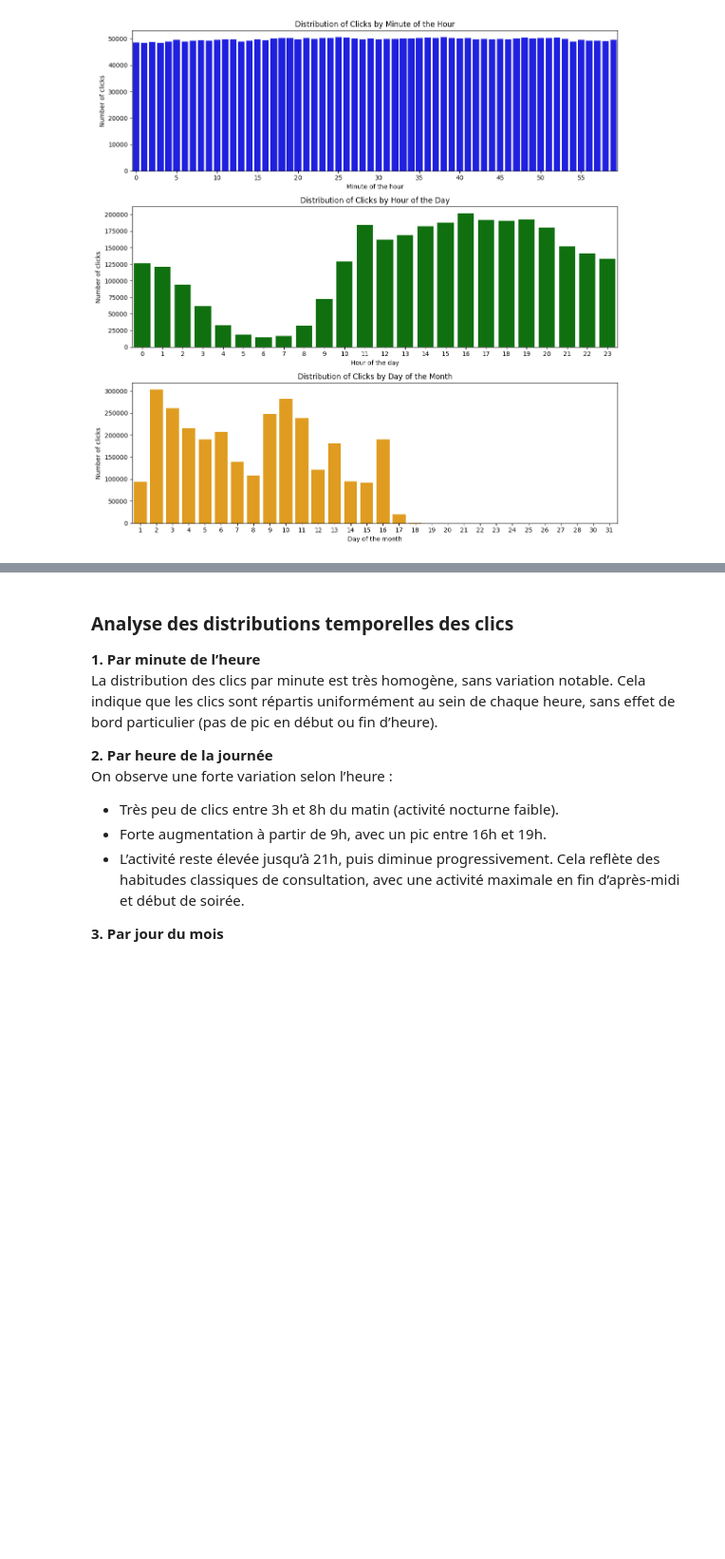
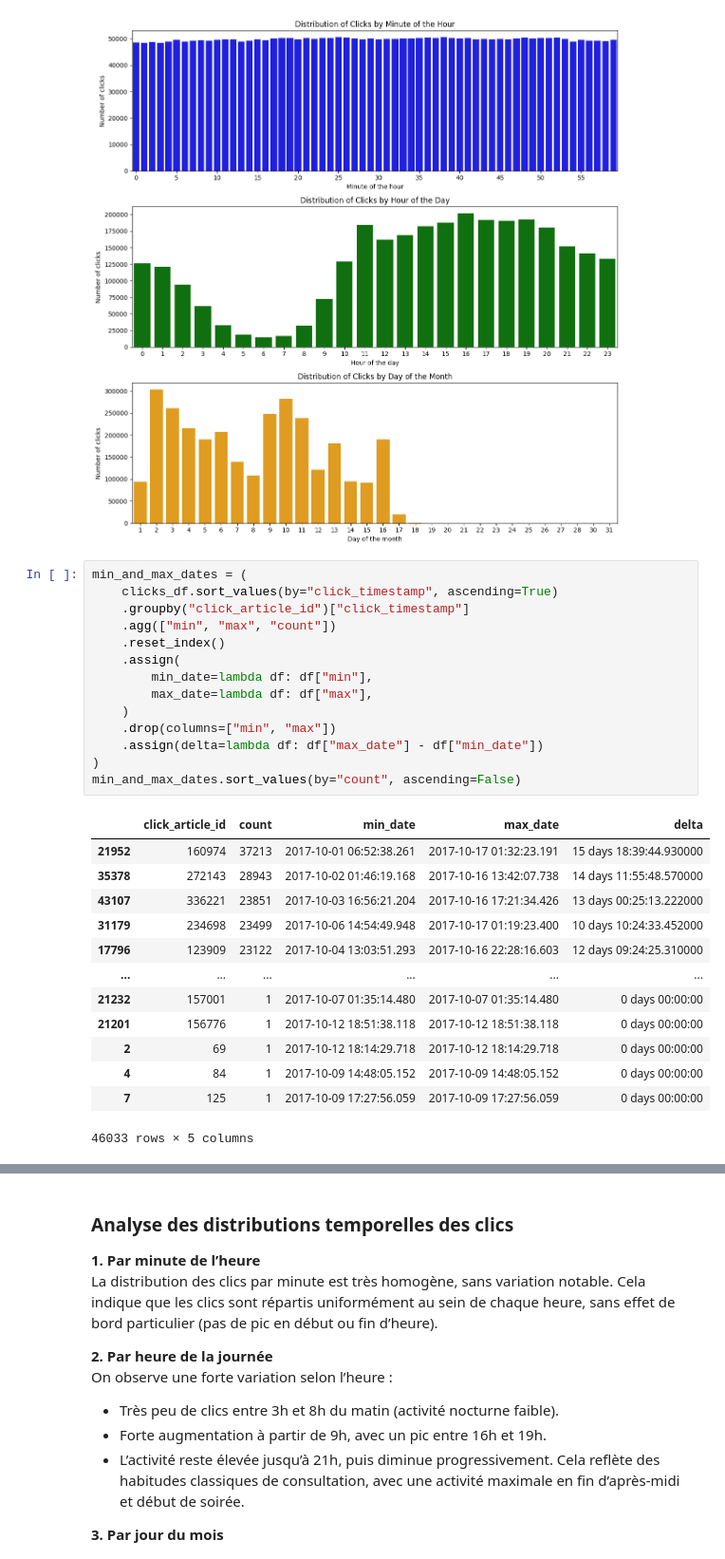
Before and after one commit to Hedredo/oc_p10, a Jupyter notebook: notebooks/main.ipynb, the cells around one changed output, grey strips where cells are left out. Shown at 95% size. Drawn from its saved outputs; the diff is of its cells as text; blank space fills up the shorter version.

```diff
--- a/notebooks/main.ipynb
+++ b/notebooks/main.ipynb
@@ -484,3 +505,31 @@ plt.tight_layout()
 plt.show()
 # %% [output]
 [figure]
+# %%
+min_and_max_dates = (
+    clicks_df.sort_values(by="click_timestamp", ascending=True)
+    .groupby("click_article_id")["click_timestamp"]
+    .agg(["min", "max", "count"])
+    .reset_index()
+    .assign(
+        min_date=lambda df: df["min"],
+        max_date=lambda df: df["max"],
+    )
+    .drop(columns=["min", "max"])
+    .assign(delta=lambda df: df["max_date"] - df["min_date"])
+)
+min_and_max_dates.sort_values(by="count", ascending=False)
+# %% [output]
+|  | click_article_id | count | min_date | max_date | delta |
+| 21952 | 160974 | 37213 | 2017-10-01 06:52:38.261 | 2017-10-17 01:32:23.191 | 15 days 18:39:44.930000 |
+| 35378 | 272143 | 28943 | 2017-10-02 01:46:19.168 | 2017-10-16 13:42:07.738 | 14 days 11:55:48.570000 |
+| 43107 | 336221 | 23851 | 2017-10-03 16:56:21.204 | 2017-10-16 17:21:34.426 | 13 days 00:25:13.222000 |
+| 31179 | 234698 | 23499 | 2017-10-06 14:54:49.948 | 2017-10-17 01:19:23.400 | 10 days 10:24:33.452000 |
+| 17796 | 123909 | 23122 | 2017-10-04 13:03:51.293 | 2017-10-16 22:28:16.603 | 12 days 09:24:25.310000 |
+| ... | ... | ... | ... | ... | ... |
+| 21232 | 157001 | 1 | 2017-10-07 01:35:14.480 | 2017-10-07 01:35:14.480 | 0 days 00:00:00 |
+| 21201 | 156776 | 1 | 2017-10-12 18:51:38.118 | 2017-10-12 18:51:38.118 | 0 days 00:00:00 |
+| 2 | 69 | 1 | 2017-10-12 18:14:29.718 | 2017-10-12 18:14:29.718 | 0 days 00:00:00 |
+| 4 | 84 | 1 | 2017-10-09 14:48:05.152 | 2017-10-09 14:48:05.152 | 0 days 00:00:00 |
+| 7 | 125 | 1 | 2017-10-09 17:27:56.059 | 2017-10-09 17:27:56.059 | 0 days 00:00:00 |
+46033 rows × 5 columns
```
Also changed, not shown: parts of 51 cells of this notebook, 1 other file.
